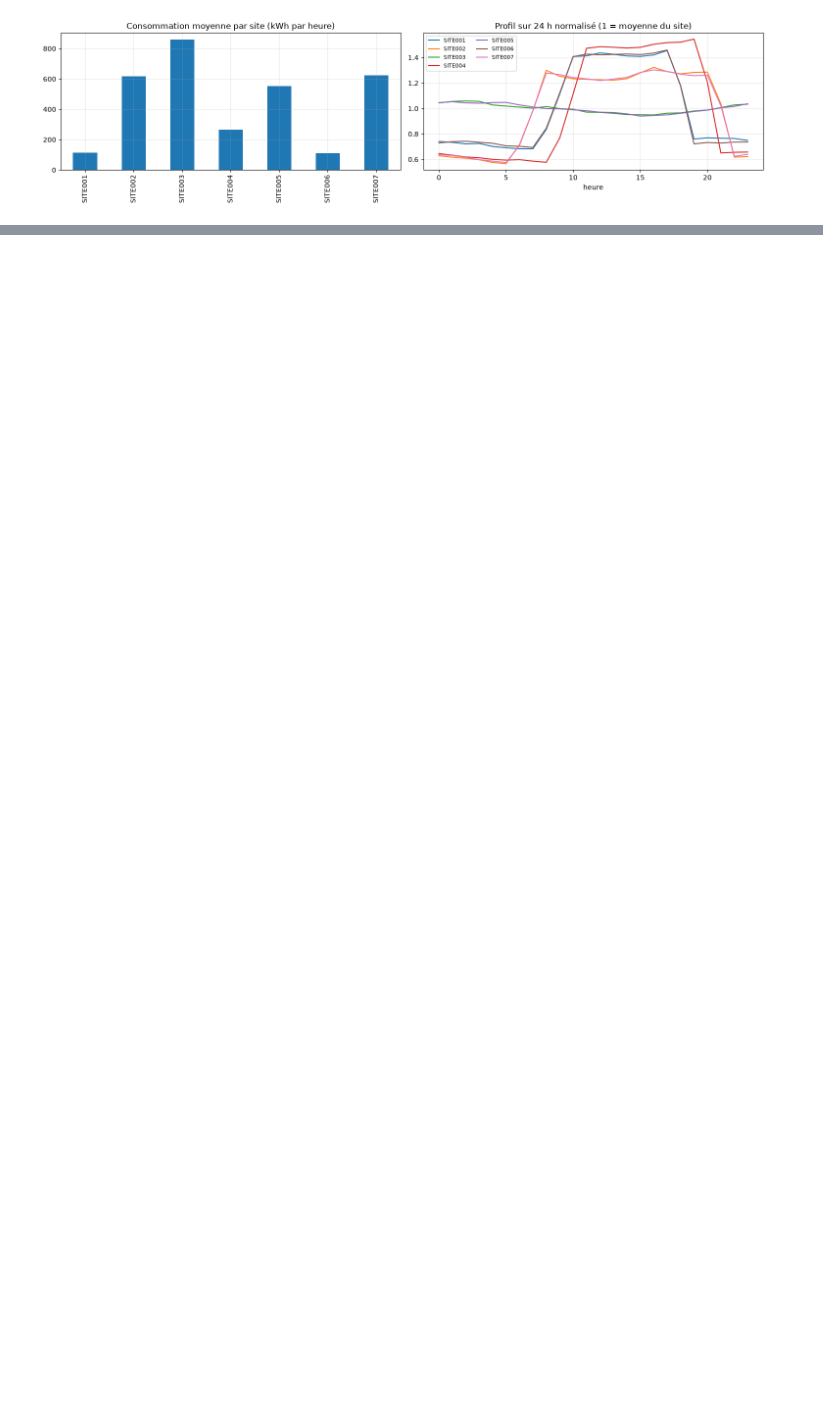
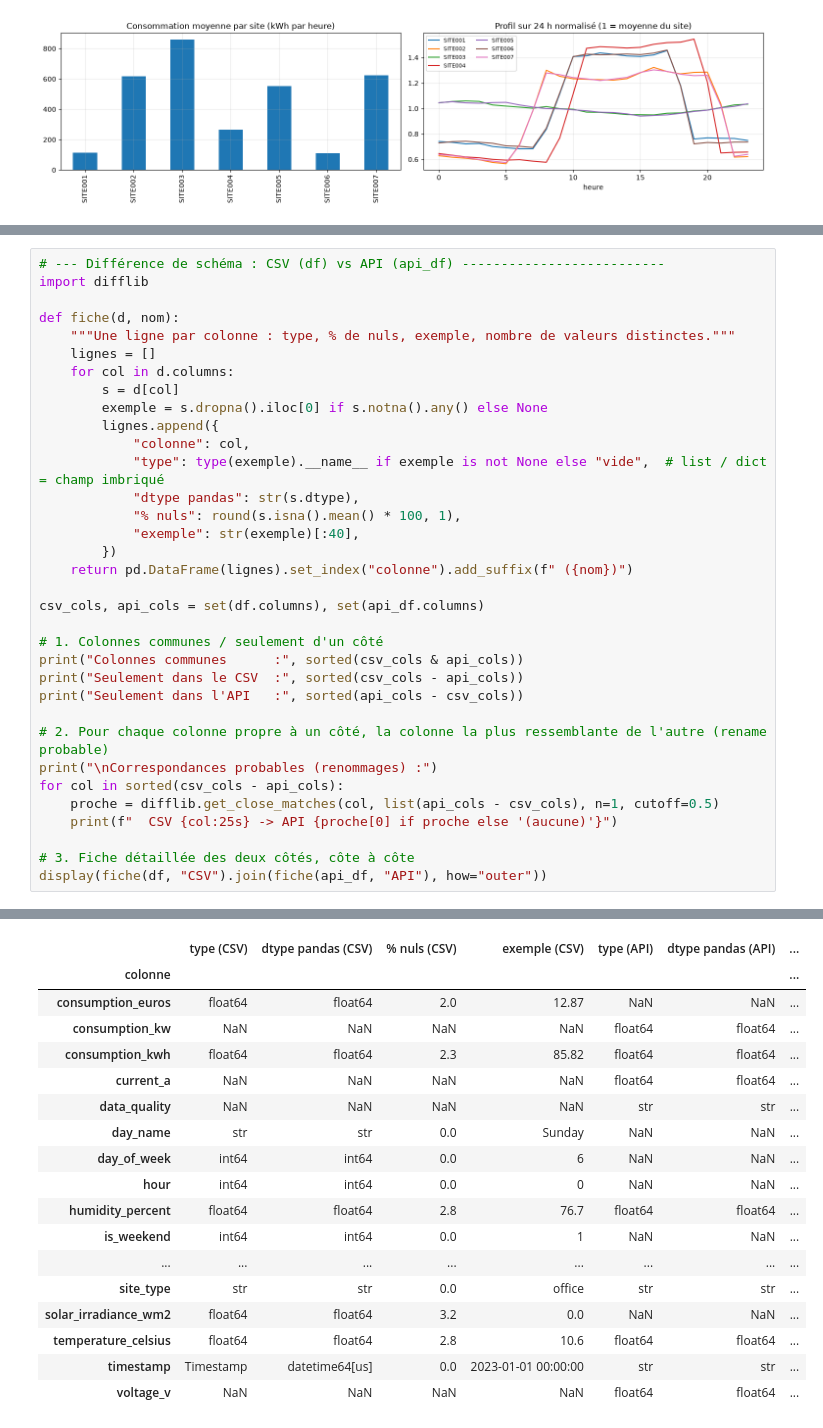
Before and after one commit to EADL-projet-piscine/smart_energy_optimizer, a Jupyter notebook: ml/notebooks/exploration_csv_data.ipynb, the cells around one changed output, grey strips where cells are left out. Saved outputs shown, nothing was run; the diff lists cells and outputs as text; blank space fills up the shorter version.

Commit message:
34 MBO  : update exploration cdv data
ajout d'un comparatif avec les données API

```diff
--- a/ml/notebooks/exploration_csv_data.ipynb
+++ b/ml/notebooks/exploration_csv_data.ipynb
@@ -409,0 +443,35 @@ plt.show()
+# %%
+# --- Différence de schéma : CSV (df) vs API (api_df) --------------------------
+import difflib
+
+def fiche(d, nom):
+    """Une ligne par colonne : type, % de nuls, exemple, nombre de valeurs distinctes."""
+    lignes = []
+    for col in d.columns:
+        s = d[col]
+        exemple = s.dropna().iloc[0] if s.notna().any() else None
+        lignes.append({
+            "colonne": col,
+            "type": type(exemple).__name__ if exemple is not None else "vide",  # list / dict = champ imbriqué
+            "dtype pandas": str(s.dtype),
+            "% nuls": round(s.isna().mean() * 100, 1),
+            "exemple": str(exemple)[:40],
+        })
+    return pd.DataFrame(lignes).set_index("colonne").add_suffix(f" ({nom})")
+
+csv_cols, api_cols = set(df.columns), set(api_df.columns)
+
+# 1. Colonnes communes / seulement d'un côté
+print("Colonnes communes      :", sorted(csv_cols & api_cols))
+print("Seulement dans le CSV  :", sorted(csv_cols - api_cols))
+print("Seulement dans l'API   :", sorted(api_cols - csv_cols))
+
+# 2. Pour chaque colonne propre à un côté, la colonne la plus ressemblante de l'autre (rename probable)
+print("\nCorrespondances probables (renommages) :")
+for col in sorted(csv_cols - api_cols):
+    proche = difflib.get_close_matches(col, list(api_cols - csv_cols), n=1, cutoff=0.5)
+    print(f"  CSV {col:25s} -> API {proche[0] if proche else '(aucune)'}")
+
+# 3. Fiche détaillée des deux côtés, côte à côte
+display(fiche(df, "CSV").join(fiche(api_df, "API"), how="outer"))
+# %% [output]
@@ -409,0 +492,18 @@ plt.show()
+|  | type (CSV) | dtype pandas (CSV) | % nuls (CSV) | exemple (CSV) | type (API) | dtype pandas (API) | ... |
+| colonne |  |  |  |  |  |  | ... |
+| consumption_euros | float64 | float64 | 2.0 | 12.87 | NaN | NaN | ... |
+| consumption_kw | NaN | NaN | NaN | NaN | float64 | float64 | ... |
+| consumption_kwh | float64 | float64 | 2.3 | 85.82 | float64 | float64 | ... |
+| current_a | NaN | NaN | NaN | NaN | float64 | float64 | ... |
+| data_quality | NaN | NaN | NaN | NaN | str | str | ... |
+| day_name | str | str | 0.0 | Sunday | NaN | NaN | ... |
+| day_of_week | int64 | int64 | 0.0 | 6 | NaN | NaN | ... |
+| hour | int64 | int64 | 0.0 | 0 | NaN | NaN | ... |
+| humidity_percent | float64 | float64 | 2.8 | 76.7 | float64 | float64 | ... |
+| is_weekend | int64 | int64 | 0.0 | 1 | NaN | NaN | ... |
+| ... | ... | ... | ... | ... | ... | ... | ... |
+| site_type | str | str | 0.0 | office | str | str | ... |
+| solar_irradiance_wm2 | float64 | float64 | 3.2 | 0.0 | NaN | NaN | ... |
+| temperature_celsius | float64 | float64 | 2.8 | 10.6 | float64 | float64 | ... |
+| timestamp | Timestamp | datetime64[us] | 0.0 | 2023-01-01 00:00:00 | str | str | ... |
+| voltage_v | NaN | NaN | NaN | NaN | float64 | float64 | ... |
```
Also changed, not shown: parts of 5 cells of this notebook.
